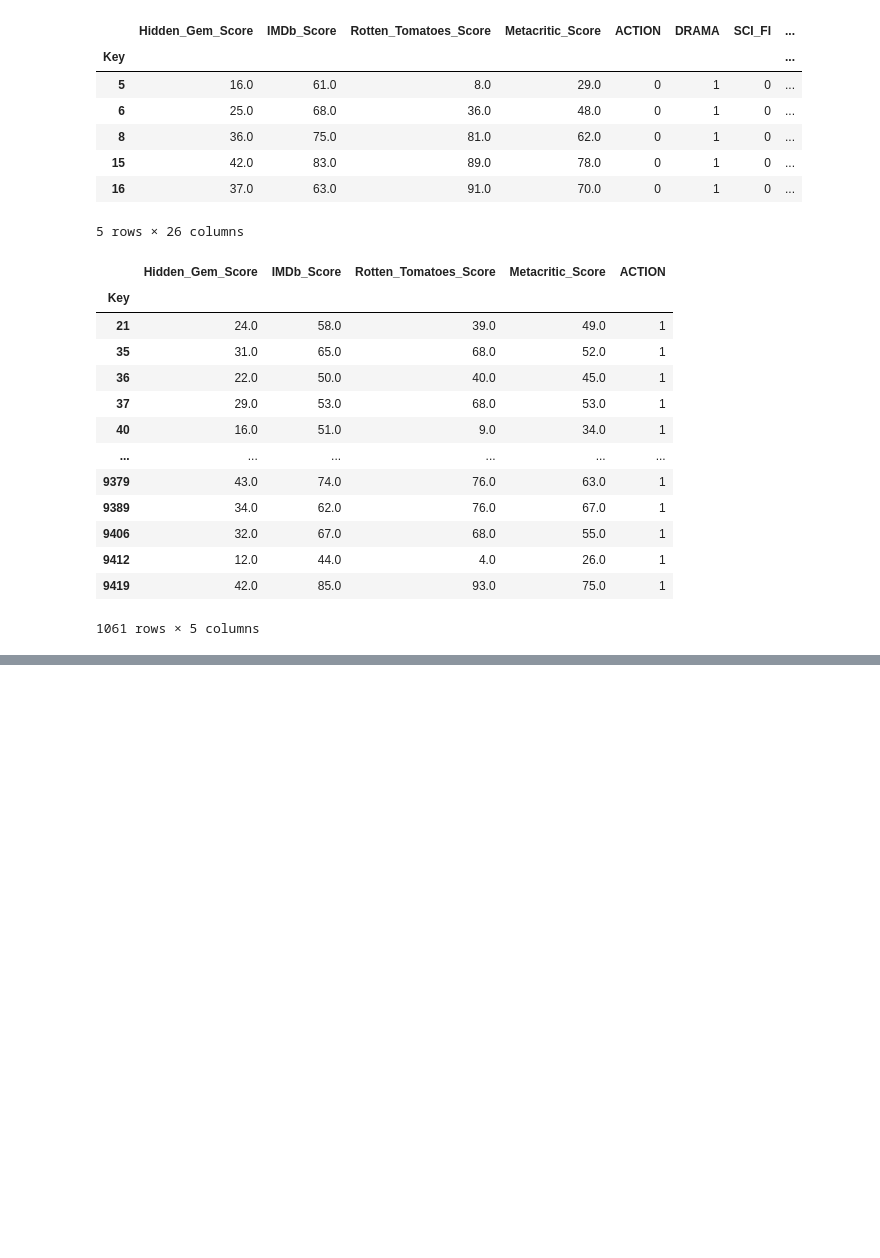
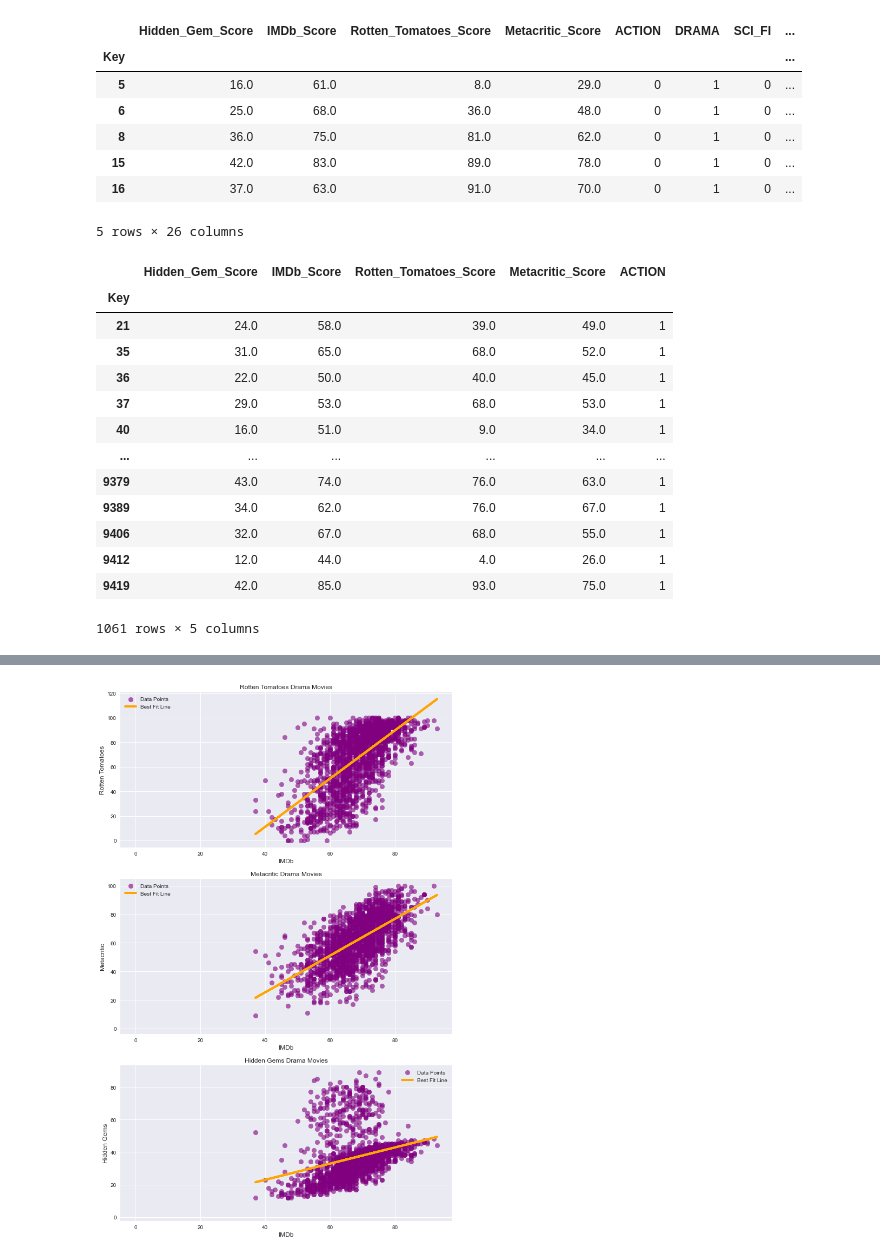
Before and after one commit to Cyber-Wolfe/Netflix_and_Analyze, a Jupyter notebook: Jupyter Notebooks/Machine-Learning/DataFrames_by_genre_with_regressions_condensed.ipynb, the cells around one changed output, grey strips where cells are left out. Saved outputs shown, nothing was run; the diff lists cells and outputs as text; code cells hidden in the pictures; blank space fills up the shorter version.

Commit message:
checkpoint for regression compression

```diff
--- a/Jupyter Notebooks/Machine-Learning/DataFrames_by_genre_with_regressions_condensed.ipynb
+++ b/Jupyter Notebooks/Machine-Learning/DataFrames_by_genre_with_regressions_condensed.ipynb
@@ -207,3 +150,59 @@ plt.show()
+# %%
+fig, (ax1, ax2, ax3) = plt.subplots(3,1)
+ax1.plot(0,0)
+ax2.plot(0,1)
+ax3.plot(0,2)
+
+# IMDb vs. Rotten Tomatoes
+# Create linear regression object
+IMDb_Tomatoes_Drama = linear_model.LinearRegression()
+
+# Train the model using the training sets
+IMDb_Tomatoes_Drama.fit(I.reshape(-1,1),T)
+
+# Get the regression line using the trained model
+regression_line_Tomatoes = IMDb_Tomatoes_Drama.predict(I.reshape(-1,1))
+
+style.use('seaborn')
+ax1.scatter(I,T,label='Data Points', alpha=0.6,color='purple',s=75)
+ax1.plot(I,regression_line_Tomatoes,label='Best Fit Line', color='orange',linewidth=4)
+ax1.set_title('Rotten Tomatoes Drama Movies')
+ax1.set_xlabel('IMDb', fontsize='12')
+ax1.set_ylabel('Rotten Tomatoes', fontsize='12')
+ax1.legend()
+
+
+# IMDb vs. Metacritic
+IMDb_Metacritic_Drama = linear_model.LinearRegression()
+IMDb_Metacritic_Drama.fit(I.reshape(-1,1),M)
+regression_line_Metacritic = IMDb_Metacritic_Drama.predict(I.reshape(-1,1))
+
+style.use('seaborn')
+ax2.scatter(I,M,label='Data Points', alpha=0.6,color='purple',s=75)
+ax2.plot(I,regression_line_Metacritic,label='Best Fit Line', color='orange',linewidth=4)
+ax2.set_title('Metacritic Drama Movies')
+ax2.set_xlabel('IMDb', fontsize='12')
+ax2.set_ylabel('Metacritic', fontsize='12')
+ax2.legend()
+
+
+# IMDb vs. Hidden Gems
+IMDb_Hidden_Gems_Drama = linear_model.LinearRegression()
+IMDb_Hidden_Gems_Drama.fit(I.reshape(-1,1),H)
+regression_line_Hidden = IMDb_Hidden_Gems_Drama.predict(I.reshape(-1,1))
+
+style.use('seaborn')
+ax3.scatter(I,H,label='Data Points', alpha=0.6,color='purple',s=75)
+ax3.plot(I,regression_line_Hidden,label='Best Fit Line', color='orange',linewidth=4)
+ax3.set_title('Hidden Gems Drama Movies')
+ax3.set_xlabel('IMDb', fontsize='12')
+ax3.set_ylabel('Hidden Gems', fontsize='12')
+ax3.legend()
+
+fig.set_figwidth(11)
+fig.set_figheight(18)
+# %% [output]
+[figure, added]
 # %%
 # Science-Fiction
 Score_Genre_df_SciFi = Score_Genre_df.filter(['Hidden_Gem_Score','IMDb_Score','Rotten_Tomatoes_Score','Metacritic_Score', 'SCI_FI'])
```
Also changed, not shown: parts of 47 cells of this notebook.
